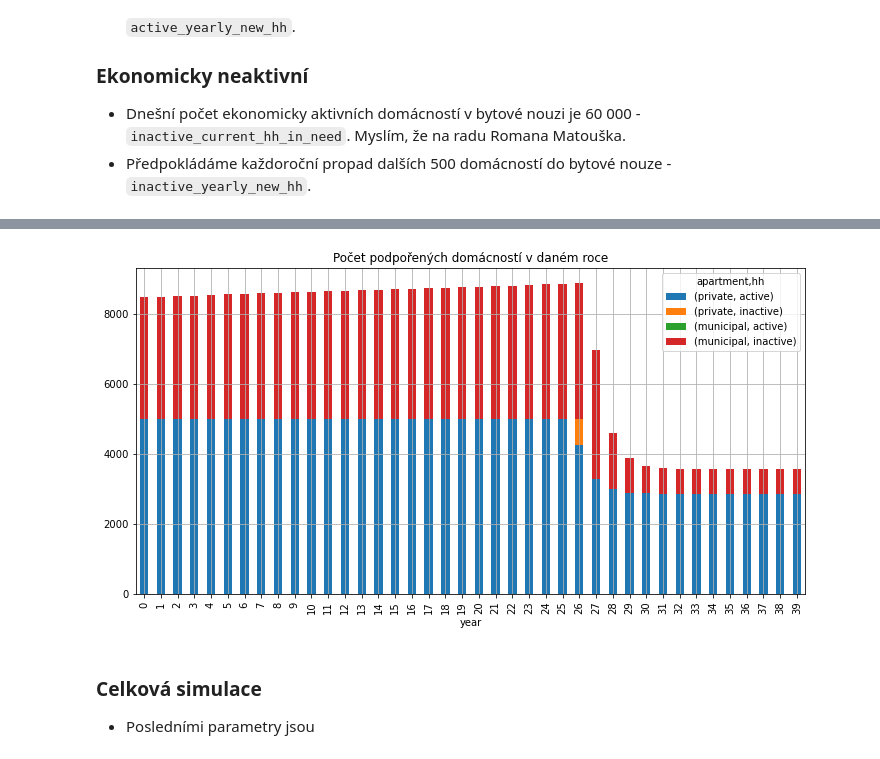
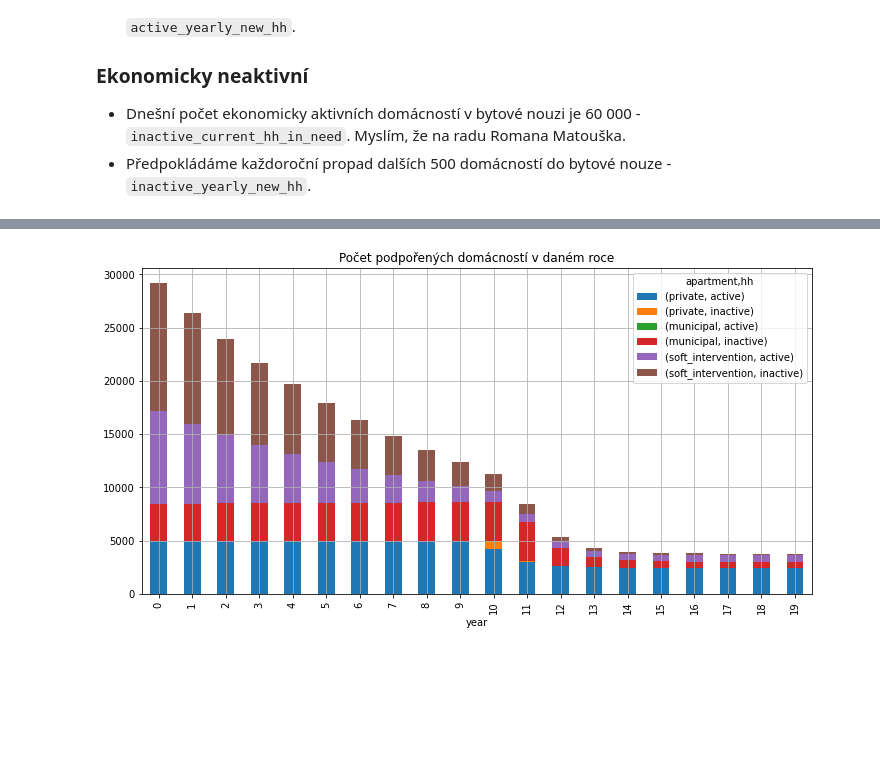
Before and after one commit to vitekzkytek/SocialHousingModel, a Jupyter notebook: model.ipynb, the cells around one changed output, grey strips where cells are left out. Saved outputs shown, nothing was run; the diff lists cells and outputs as text; code cells hidden in the pictures; blank space fills up the shorter version.

Commit message:
soft interventions

```diff
--- a/model.ipynb
+++ b/model.ipynb
@@ -24,7 +22,7 @@ idx = pd.IndexSlice
 použití parametrů viz níže
 # %%
 default_params = {
-    'years':np.arange(40),
+    'years':np.arange(20),
     'municipal_years_of_support':5,
     'private_years_of_support':2,
     'apartment_cost':25000, # 24000+7200 dle https://docs.google.com/document/d/1JAMspnkjakIaFpYuhAtch7sMhC5xd3dA/edit?usp=sharing&ouid=106125284349865545127&rtpof=true&sd=true
@@ -37,8 +35,10 @@ default_params = {
     'active_yearly_new_hh':2000,
     'inactive_current_hh_in_need':60000,
     'inactive_yearly_new_hh':500,
-    'relapse_rate':.3, # share of supported clients returning to the system later
-    'returnee_delay':1 # years after failed returnees enter the system again
+    'apartment_relapse_rate':.3, # share of hhs assigned to apartments returning to the system later
+    'apartment_returnee_delay':1, # years after failed returnees enter the system again
+    'soft_intervention_share':.2,
+    'soft_relapse_rate':.5
 }
 # %% [markdown]
  ## Nabídka - byty v systému
@@ -115,16 +125,15 @@ hhs.plot.bar(stacked=True, grid=True, title='Celkový počet domácností v byto
 # %%
-from clearing import generate_flows
+from main import generate_flows
 
 flows = generate_flows(
     apartments=apartments,
     hhs=hhs,
-    relapse_rate=default_params['relapse_rate'],
-    returnee_delay=default_params['returnee_delay'],
-    years=default_params['years']
+    apartment_relapse_rate=default_params['apartment_relapse_rate'],
+    apartment_returnee_delay=default_params['apartment_returnee_delay'],
+    years=default_params['years'],
+    soft_relapse_rate=default_params['soft_relapse_rate'],
+    soft_intervention_share=default_params['soft_intervention_share']
 )
 flows.unstack(['apartment','hh']).plot.bar(stacked=True, grid=True, figsize=(12,6),title='Počet podpořených domácností v daném roce');
 # %% [output]
-[figure, old version]
+[figure, new version]
-# %% [markdown]
-### Celková simulace
-* Posledními parametry jsou
```
Also changed, not shown: parts of 24 cells of this notebook, 1 other file.
